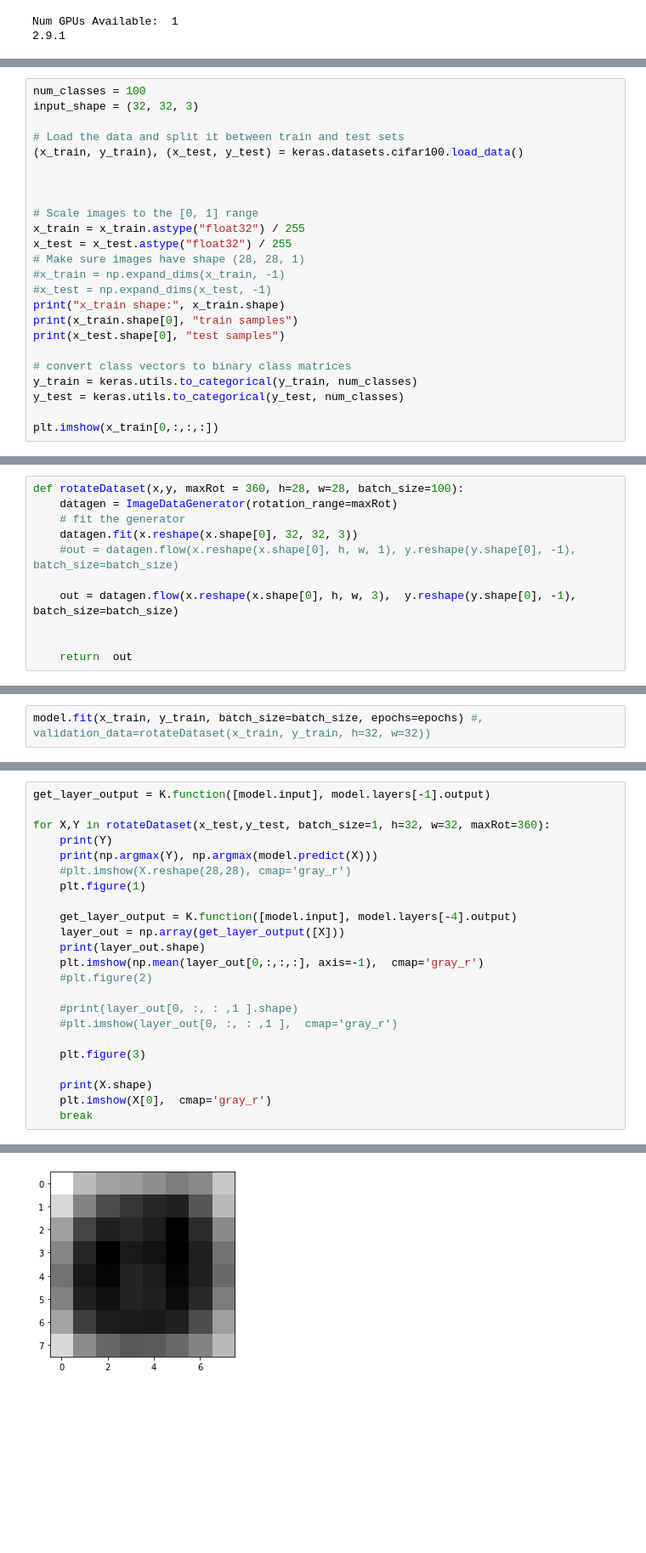
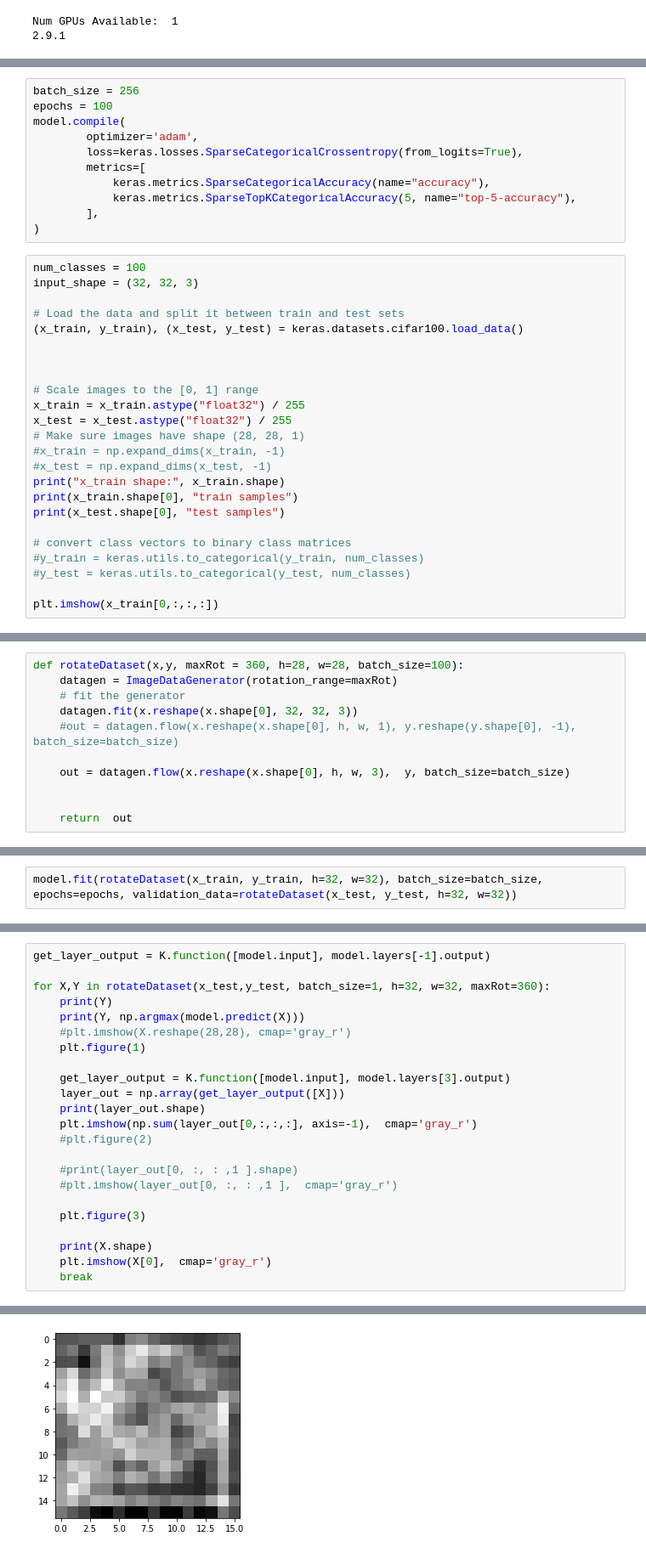
Before and after one commit to liamaltarac/SYS809_Feature_Matching, a Jupyter notebook: models/SYM_CNN/prelim_experiment.ipynb, the cells around one changed output, grey strips where cells are left out. Shown at 85% size. Cells and saved outputs as stored; diff of their text form; blank space fills up the shorter version.

```diff
--- a/models/SYM_CNN/prelim_experiment.ipynb
+++ b/models/SYM_CNN/prelim_experiment.ipynb
@@ -145,3 +216,14 @@ model.compile(loss=tf.keras.losses.CategoricalCrossentropy(), optimizer="adam",
+# %%
+batch_size = 256
+epochs = 100
+model.compile(
+        optimizer='adam',
+        loss=keras.losses.SparseCategoricalCrossentropy(from_logits=True),
+        metrics=[
+            keras.metrics.SparseCategoricalAccuracy(name="accuracy"),
+            keras.metrics.SparseTopKCategoricalAccuracy(5, name="top-5-accuracy"),
+        ],
+)
 # %%
 num_classes = 100
 input_shape = (32, 32, 3)
@@ -162,8 +244,8 @@ print(x_train.shape[0], "train samples")
 print(x_test.shape[0], "test samples")
 
 # convert class vectors to binary class matrices
-y_train = keras.utils.to_categorical(y_train, num_classes)
-y_test = keras.utils.to_categorical(y_test, num_classes)
+#y_train = keras.utils.to_categorical(y_train, num_classes)
+#y_test = keras.utils.to_categorical(y_test, num_classes)
 
 plt.imshow(x_train[0,:,:,:])
 # %% [output]
@@ -179,7 +261,7 @@ def rotateDataset(x,y, maxRot = 360, h=28, w=28, batch_size=100):
     datagen.fit(x.reshape(x.shape[0], 32, 32, 3))
     #out = datagen.flow(x.reshape(x.shape[0], h, w, 1), y.reshape(y.shape[0], -1), batch_size=batch_size)
 
-    out = datagen.flow(x.reshape(x.shape[0], h, w, 3),  y.reshape(y.shape[0], -1), batch_size=batch_size)
+    out = datagen.flow(x.reshape(x.shape[0], h, w, 3),  y, batch_size=batch_size)
 
 
     return  out
@@ -190,3 +272,3 @@ print(y_train.shape)
 # %%
-model.fit(x_train, y_train, batch_size=batch_size, epochs=epochs) #, validation_data=rotateDataset(x_train, y_train, h=32, w=32))
+model.fit(rotateDataset(x_train, y_train, h=32, w=32), batch_size=batch_size, epochs=epochs, validation_data=rotateDataset(x_test, y_test, h=32, w=32))
 # %% [output]
@@ -207,14 +289,14 @@ get_layer_output = K.function([model.input], model.layers[-1].output)
 
 for X,Y in rotateDataset(x_test,y_test, batch_size=1, h=32, w=32, maxRot=360):
     print(Y)
-    print(np.argmax(Y), np.argmax(model.predict(X)))
+    print(Y, np.argmax(model.predict(X)))
     #plt.imshow(X.reshape(28,28), cmap='gray_r')
     plt.figure(1)
 
-    get_layer_output = K.function([model.input], model.layers[-4].output)
+    get_layer_output = K.function([model.input], model.layers[3].output)
     layer_out = np.array(get_layer_output([X]))
     print(layer_out.shape)
-    plt.imshow(np.mean(layer_out[0,:,:,:], axis=-1),  cmap='gray_r')
+    plt.imshow(np.sum(layer_out[0,:,:,:], axis=-1),  cmap='gray_r')
     #plt.figure(2)
 
     #print(layer_out[0, :, : ,1 ].shape)
@@ -237,2 +315,2 @@ for X,Y in rotateDataset(x_test,y_test, batch_size=1, h=32, w=32, maxRot=360):
 (1, 32, 32, 3)
-[figure, old version]
+[figure, new version]
```
Also changed, not shown: parts of 9 cells of this notebook, 2 other files.
